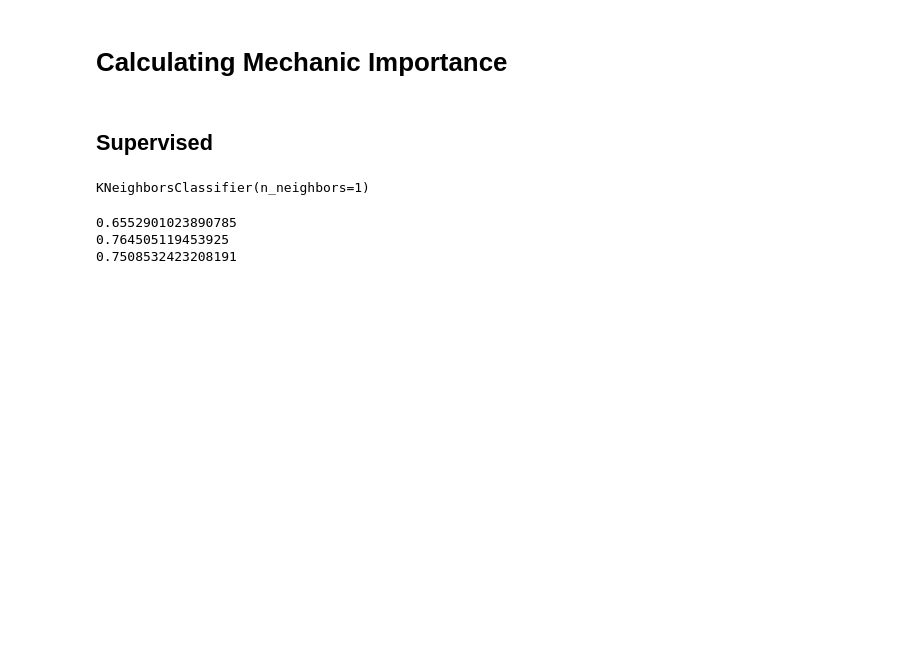
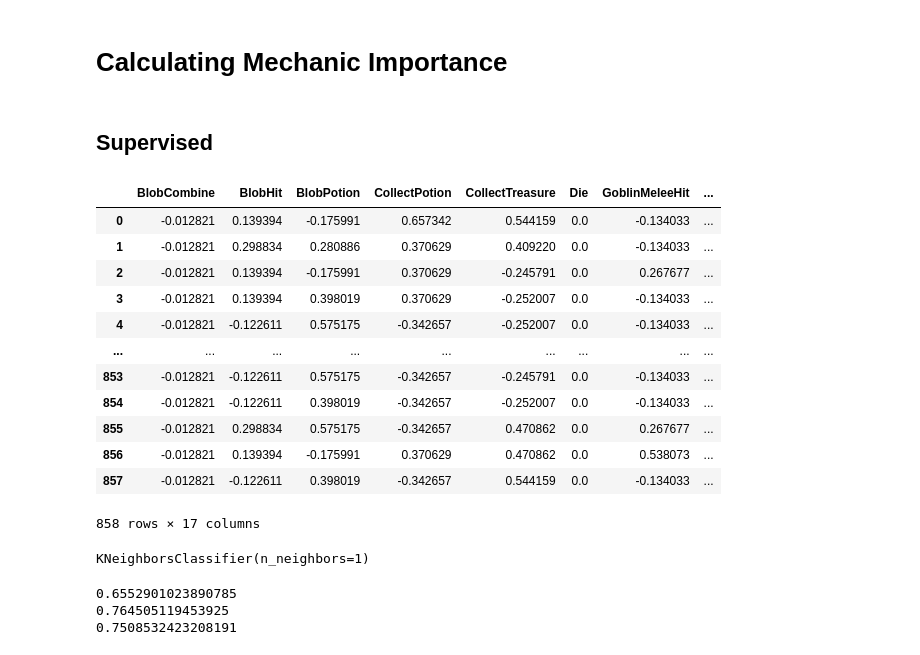
Before and after one commit to mcgreentn/md2_mechanic_analysis, a Jupyter notebook: CleanAnalysis.ipynb, the cells around one changed output. Cells and saved outputs as stored; diff of their text form; code cells hidden in the pictures; blank space fills up the shorter version.

```diff
--- a/CleanAnalysis.ipynb
+++ b/CleanAnalysis.ipynb
@@ -1313,12 +1315,31 @@ n_user_data_all = pd.concat([n_user_data, n_test_set_data], ignore_index=True)
 import_mechs = mechanics + ["EndTurn", "EnemyKill"]
 user_x_import = calc_mech_axis(n_user_data_all, "ReachStairs", [0, 1], import_mechs)
 user_y_import = calc_mech_axis(n_user_data_all, "new_index", multilabels + index_list, import_mechs)
+n_user_data_all["uuid"] = n_user_data_all.index.tolist()
+user_y_import_unlabeled = calc_mech_axis(n_user_data_all, "uuid", n_user_data_all.index.tolist(), import_mechs)
+
 user_import = calc_mech_axis(n_user_data_all, "index", users, import_mechs)
 
 
 agent_x_import = calc_mech_axis(n_agent_data, "ReachStairs", [0, 1], import_mechs)
 agent_y_import = calc_mech_axis(n_agent_data, "Multilabel", multilabels, import_mechs)
 agent_import = calc_mech_axis(n_agent_data, "index", users, import_mechs)
+# %%
+user_y_import_unlabeled
+# %% [output]
+|  | BlobCombine | BlobHit | BlobPotion | CollectPotion | CollectTreasure | Die | GoblinMeleeHit | ... |
+| 0 | -0.012821 | 0.139394 | -0.175991 | 0.657342 | 0.544159 | 0.0 | -0.134033 | ... |
+| 1 | -0.012821 | 0.298834 | 0.280886 | 0.370629 | 0.409220 | 0.0 | -0.134033 | ... |
+| 2 | -0.012821 | 0.139394 | -0.175991 | 0.370629 | -0.245791 | 0.0 | 0.267677 | ... |
+| 3 | -0.012821 | 0.139394 | 0.398019 | 0.370629 | -0.252007 | 0.0 | -0.134033 | ... |
+| 4 | -0.012821 | -0.122611 | 0.575175 | -0.342657 | -0.252007 | 0.0 | -0.134033 | ... |
+| ... | ... | ... | ... | ... | ... | ... | ... | ... |
+| 853 | -0.012821 | -0.122611 | 0.575175 | -0.342657 | -0.245791 | 0.0 | -0.134033 | ... |
+| 854 | -0.012821 | -0.122611 | 0.398019 | -0.342657 | -0.252007 | 0.0 | -0.134033 | ... |
+| 855 | -0.012821 | 0.298834 | 0.575175 | -0.342657 | 0.470862 | 0.0 | 0.267677 | ... |
+| 856 | -0.012821 | 0.139394 | -0.175991 | 0.370629 | 0.470862 | 0.0 | 0.538073 | ... |
+| 857 | -0.012821 | -0.122611 | 0.398019 | -0.342657 | 0.544159 | 0.0 | -0.134033 | ... |
+858 rows × 17 columns
 # %%
 import_mechs = mechanics + ["EndTurn", "EnemyKill"]
 
```
Also changed, not shown: parts of 3 cells of this notebook.
